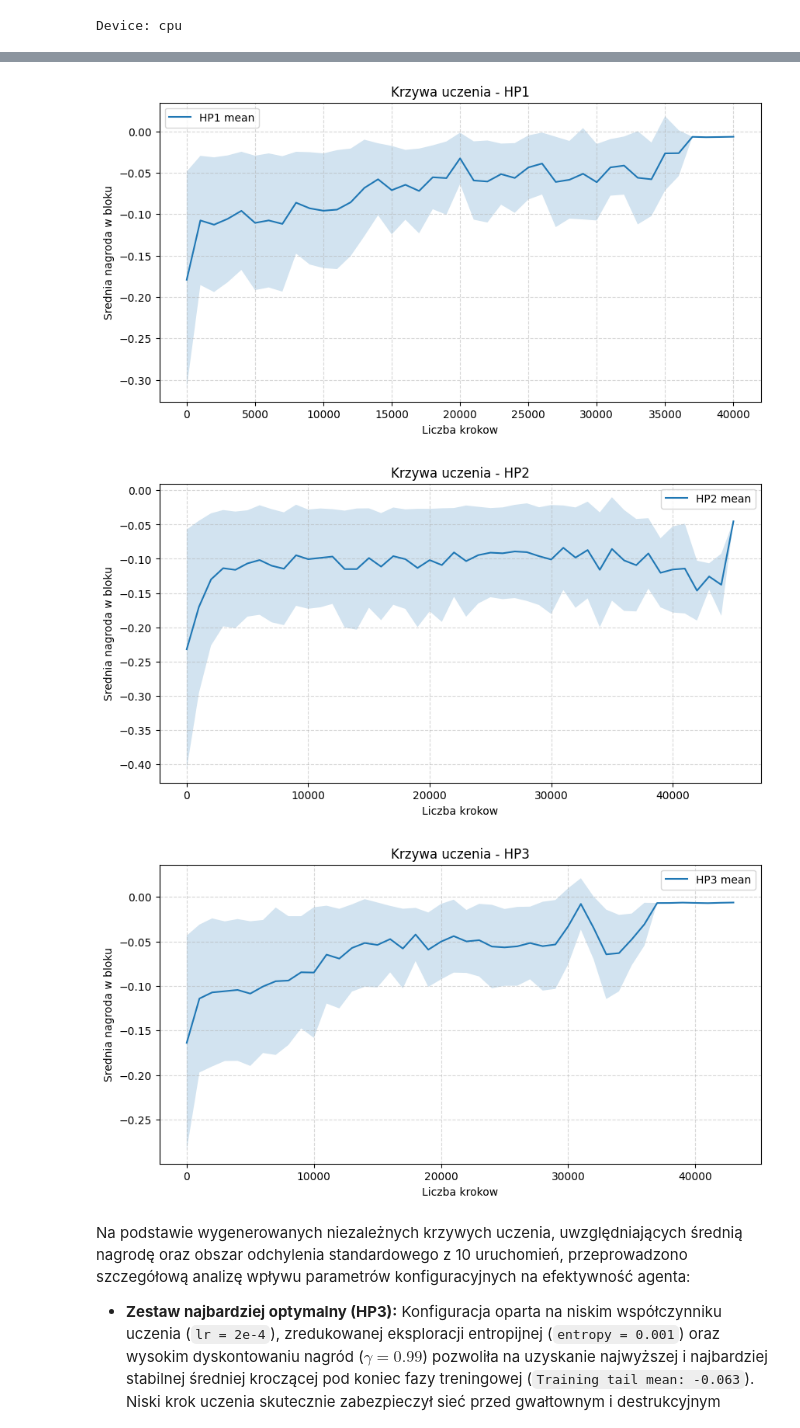
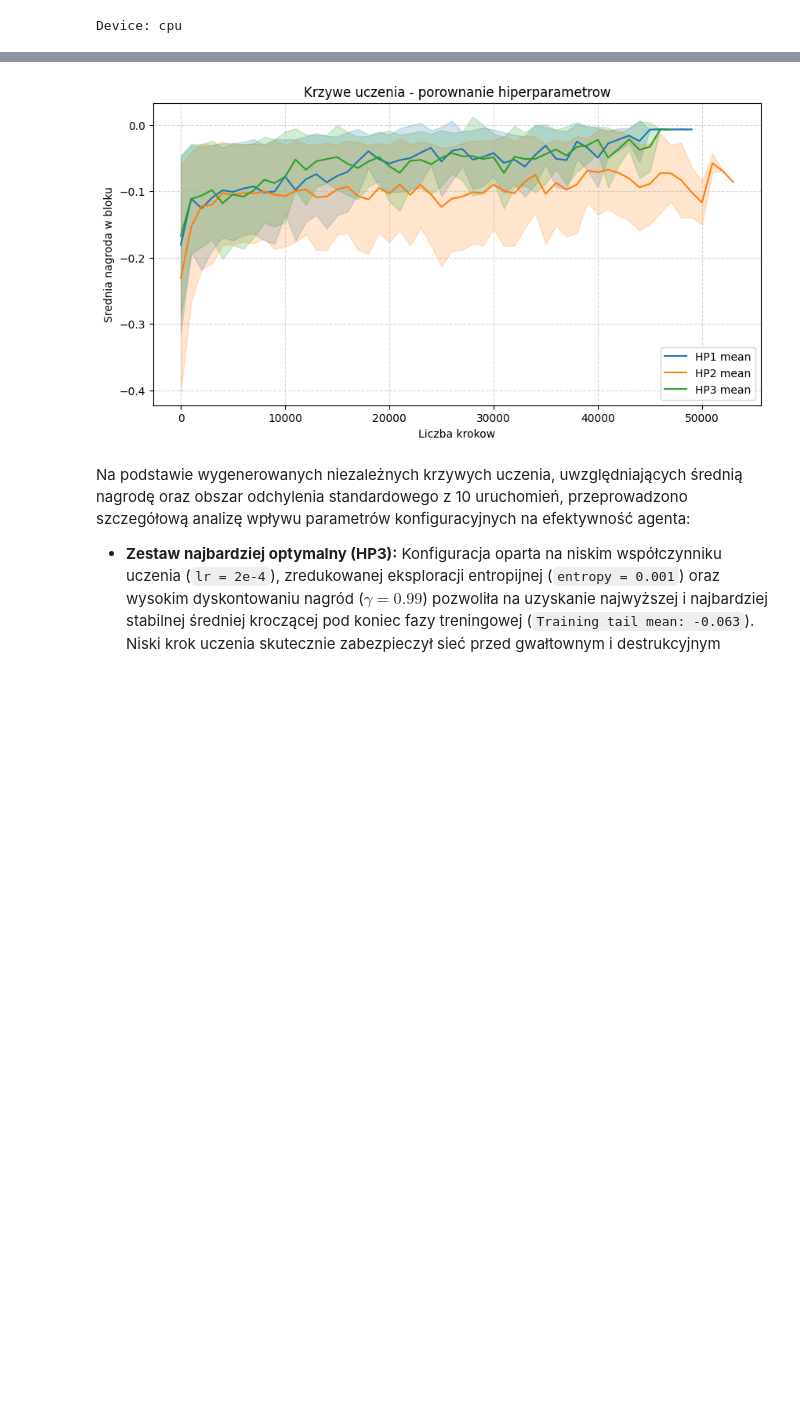
Before and after one commit to jakseluz/blackjack_gym, a Jupyter notebook: notebooks/report_continuous_env.ipynb, the cells around one changed output, grey strips where cells are left out. Drawn from its saved outputs; the diff is of its cells as text; code cells hidden in the pictures; blank space fills up the shorter version.

```diff
--- a/notebooks/report_continuous_env.ipynb
+++ b/notebooks/report_continuous_env.ipynb
@@ -52,7 +52,7 @@ print("Device:", DEVICE)
 Device: cpu
 # %%
 NUM_RUNS = 10
-TOTAL_STEPS = 50000
+TOTAL_STEPS = 60000
 MAX_STEPS = 200
 BLOCK_STEPS = 1000
 EVAL_EPISODES = 50
@@ -351,20 +364,19 @@ HP3 run 10/10 steps 50000/50000 | ep 32427
 # %%
-for name, runs in results_hp.items():
+plt.figure(figsize=(10, 5))
+colors = ["tab:blue", "tab:orange", "tab:green"]
+for (name, runs), color in zip(results_hp.items(), colors):
     mean, std = aggregate_runs(runs)
     x = np.arange(len(mean)) * BLOCK_STEPS
-    plt.figure(figsize=(10, 5))
-    plt.plot(x, mean, label=f"{name} mean")
-    plt.fill_between(x, mean - std, mean + std, alpha=0.2)
-    plt.title(f"Krzywa uczenia - {name}")
-    plt.xlabel("Liczba krokow")
-    plt.ylabel("Srednia nagroda w bloku")
-    plt.legend()
-    plt.grid(True, linestyle="--", alpha=0.5)
-    plt.show()
+    plt.plot(x, mean, label=f"{name} mean", color=color)
+    plt.fill_between(x, mean - std, mean + std, alpha=0.2, color=color)
+plt.title("Krzywe uczenia - porownanie hiperparametrow")
+plt.xlabel("Liczba krokow")
+plt.ylabel("Srednia nagroda w bloku")
+plt.legend()
+plt.grid(True, linestyle="--", alpha=0.5)
+plt.show()
 # %% [output]
-[figure, old version]
+[figure, new version]
-[figure, removed]
-[figure, removed]
 # %% [markdown]
 Na podstawie wygenerowanych niezależnych krzywych uczenia, uwzględniających średnią nagrodę oraz obszar odchylenia standardowego z 10 uruchomień, przeprowadzono szczegółową analizę wpływu parametrów konfiguracyjnych na efektywność agenta:
 
```
Also changed, not shown: parts of 5 cells of this notebook.
